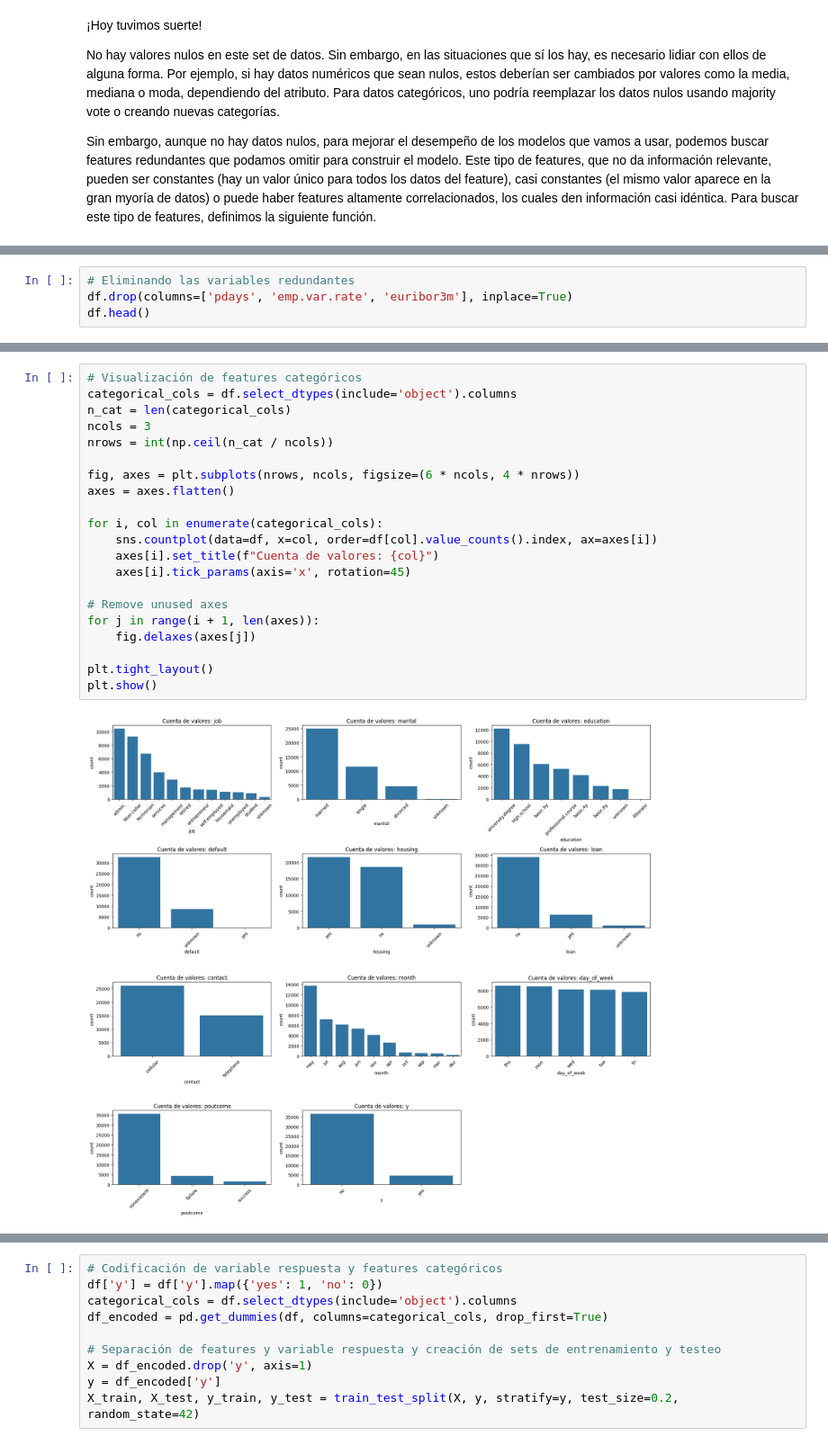
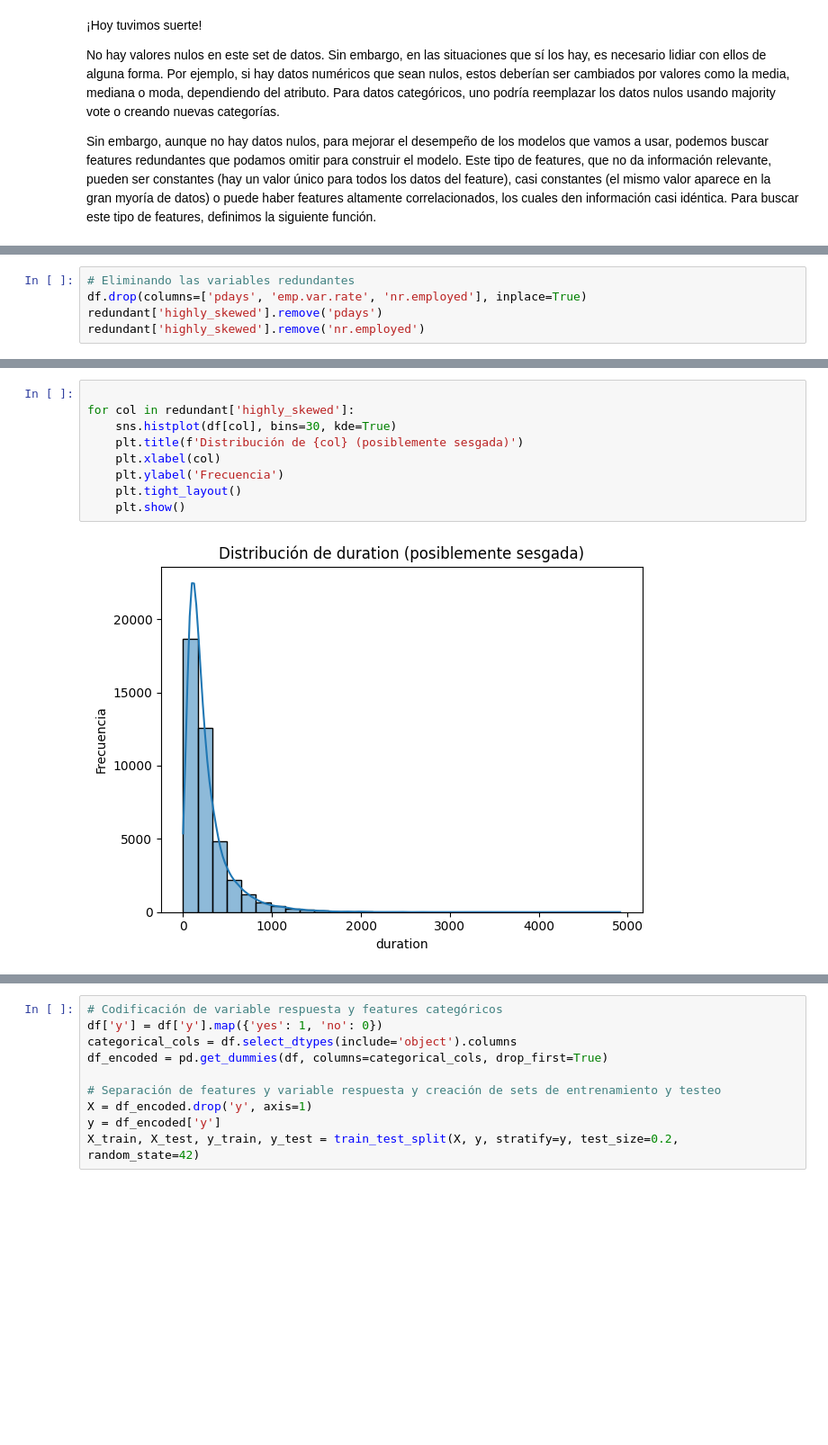
Before and after one commit to fdiazja93/especialidad-en-GenAI, a Jupyter notebook: Clase 1/laboratorio_1.ipynb, the cells around one changed output, grey strips where cells are left out. Shown at 90% size. Cells and saved outputs as stored; diff of their text form; blank space fills up the shorter version.

```diff
--- a/Clase 1/laboratorio_1.ipynb
+++ b/Clase 1/laboratorio_1.ipynb
@@ -239,4 +254,5 @@ Según este resultados, ¡Podemos eliminar el feature pdays, así como emp.var.r
 # %%
 # Eliminando las variables redundantes
-df.drop(columns=['pdays', 'emp.var.rate', 'euribor3m'], inplace=True)
-df.head()
+df.drop(columns=['pdays', 'emp.var.rate', 'nr.employed'], inplace=True)
+redundant['highly_skewed'].remove('pdays')
+redundant['highly_skewed'].remove('nr.employed')
@@ -276,23 +259,11 @@ plt.show()
-# %%
-# Visualización de features categóricos
-categorical_cols = df.select_dtypes(include='object').columns
-n_cat = len(categorical_cols)
-ncols = 3
-nrows = int(np.ceil(n_cat / ncols))
-
-fig, axes = plt.subplots(nrows, ncols, figsize=(6 * ncols, 4 * nrows))
-axes = axes.flatten()
-
-for i, col in enumerate(categorical_cols):
-    sns.countplot(data=df, x=col, order=df[col].value_counts().index, ax=axes[i])
-    axes[i].set_title(f"Cuenta de valores: {col}")
-    axes[i].tick_params(axis='x', rotation=45)
-
-# Remove unused axes
-for j in range(i + 1, len(axes)):
-    fig.delaxes(axes[j])
-
-plt.tight_layout()
-plt.show()
-# %% [output]
-[figure, removed]
+# %%
+
+for col in redundant['highly_skewed']:
+    sns.histplot(df[col], bins=30, kde=True)
+    plt.title(f'Distribución de {col} (posiblemente sesgada)')
+    plt.xlabel(col)
+    plt.ylabel('Frecuencia')
+    plt.tight_layout()
+    plt.show()
+# %% [output]
+[figure, added]
```
Also changed, not shown: parts of 17 cells of this notebook.
